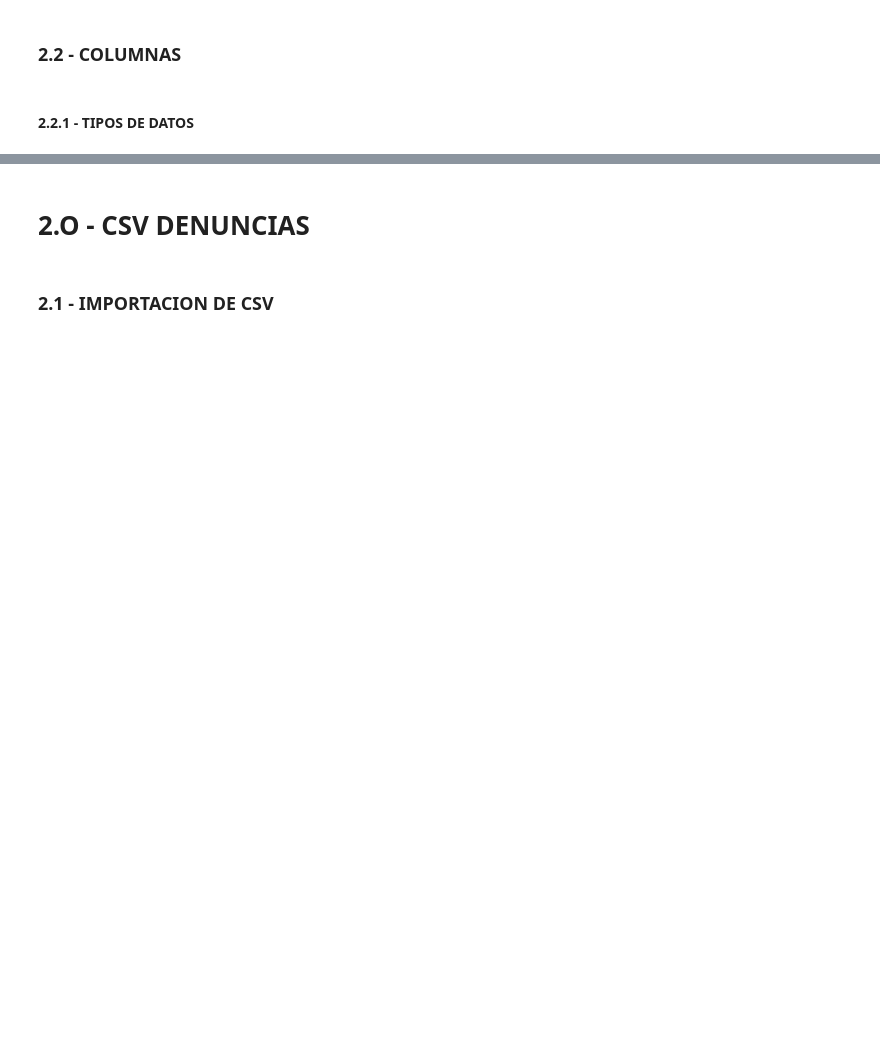
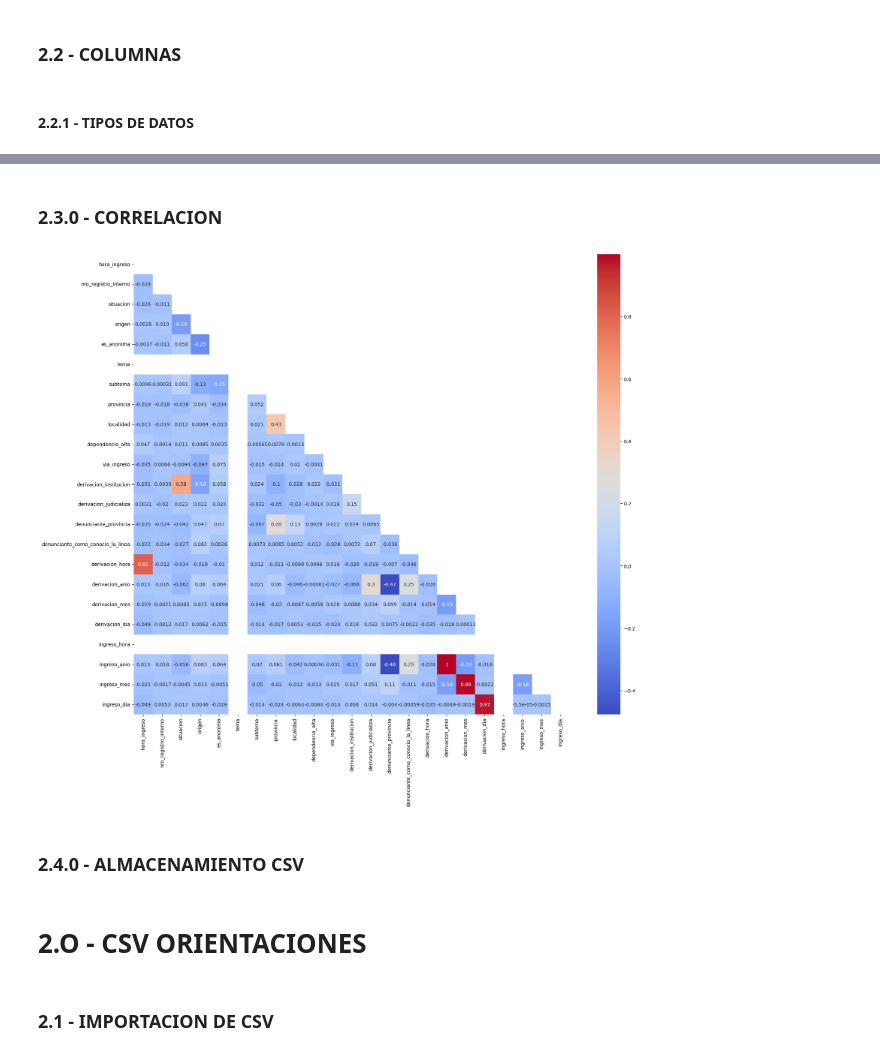
Before and after one commit to ianCristianAriel/2022-Argentina-trata-de-persona, a Jupyter notebook: notebooks/02_eda.ipynb, the cells around one changed output, grey strips where cells are left out. Saved outputs shown, nothing was run; the diff lists cells and outputs as text; code cells hidden in the pictures; blank space fills up the shorter version.

```diff
--- a/notebooks/02_eda.ipynb
+++ b/notebooks/02_eda.ipynb
@@ -75,0 +81,11 @@ df_denuncias
+# %%
+# Convertir derivacion_fecha_hora a hora del día
+df_denuncias['fecha_ingreso'] = pd.to_datetime(df_denuncias['fecha_ingreso'])
+df_denuncias['ingreso_hora'] = df_denuncias['fecha_ingreso'].dt.hour
+
+# Obtener año, mes y día de derivacion_fecha en una sola línea
+df_denuncias['ingreso_anio'] = df_denuncias['fecha_ingreso'].dt.year
+df_denuncias['ingreso_mes'] = df_denuncias['fecha_ingreso'].dt.month
+df_denuncias['ingreso_dia'] = df_denuncias['fecha_ingreso'].dt.day
+
+df_denuncias  = df_denuncias.drop('fecha_ingreso', axis=1)
@@ -75,0 +100,3 @@ df_denuncias
+# %%
+columnas_categoricas = df_denuncias.select_dtypes(include=['category'])
+columnas_categoricas_nombres =  df_denuncias.select_dtypes(include=['category']).columns
@@ -75,0 +110,6 @@ df_denuncias
+# %%
+# Columnas categoricas nominales
+df_denuncias_codificados = df_denuncias
+for column in columnas_categoricas_nombres:
+    encoder = LabelEncoder()
+    df_denuncias_codificados[column] = encoder.fit_transform(df_denuncias_codificados[column].astype(str))
@@ -75,0 +123,4 @@ df_denuncias
+# %%
+scaler = MinMaxScaler()
+df_denuncias_escalados = scaler.fit_transform(df_denuncias_codificados.copy())
+df_denuncias_escalados = pd.DataFrame(df_denuncias_escalados, columns = df_denuncias.columns)
@@ -75,0 +164,13 @@ df_denuncias
+# %% [markdown]
+### 2.3.0 - CORRELACION
+# %%
+matriz_correlacion = df_denuncias_escalados.corr()
+mascara_espejo = np.triu(np.ones_like(matriz_correlacion, dtype=bool))
+# Crear el mapa de calor con la mitad de la matriz
+plt.figure(figsize=(20, 17))  # Ajusta los valores según tus necesidades
+sns.heatmap(matriz_correlacion, mask=mascara_espejo, annot=True, cmap='coolwarm')
+plt.show()
+# %% [output]
+[figure, added]
+# %% [markdown]
+### 2.4.0 - ALMACENAMIENTO CSV
@@ -76,5 +181,5 @@ df_denuncias
 # %% [markdown]
-# 2.O - CSV DENUNCIAS
+# 2.O - CSV ORIENTACIONES
 # %% [markdown]
 ### 2.1 - IMPORTACION DE CSV
 # %%
```
Also changed, not shown: parts of 55 cells of this notebook, 7 other files.
